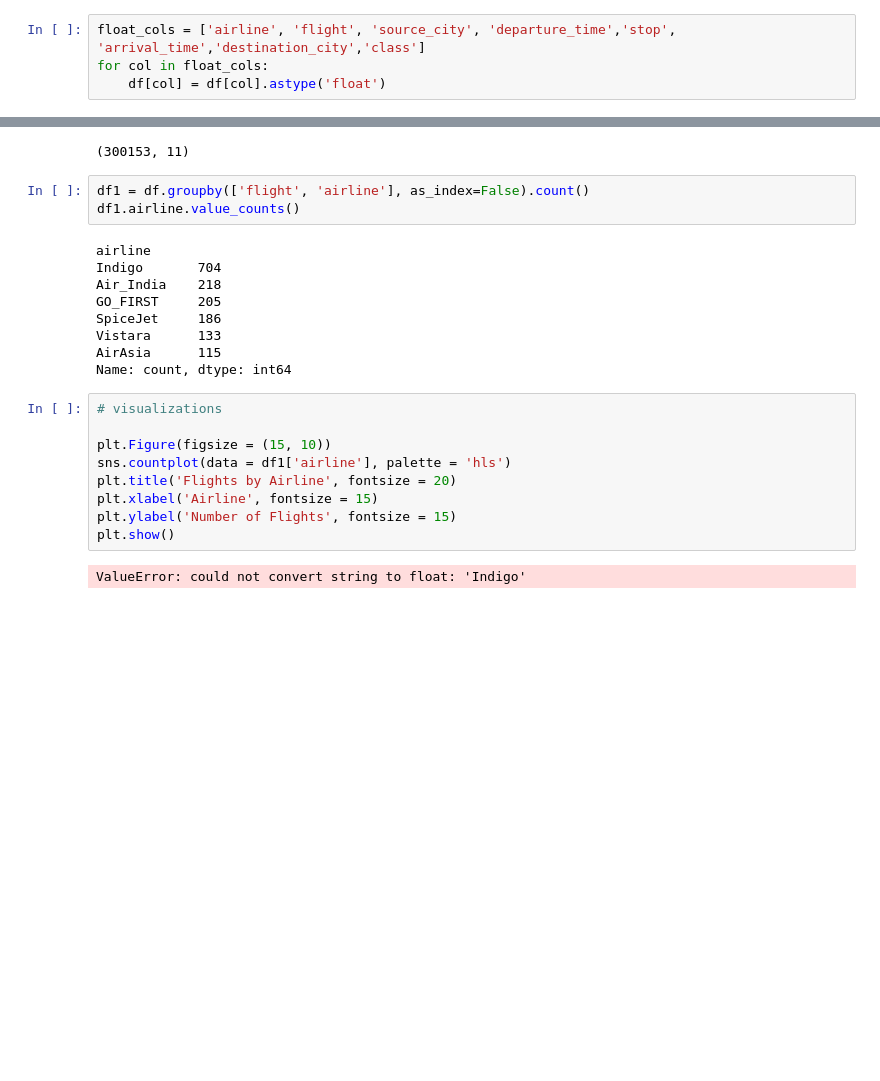
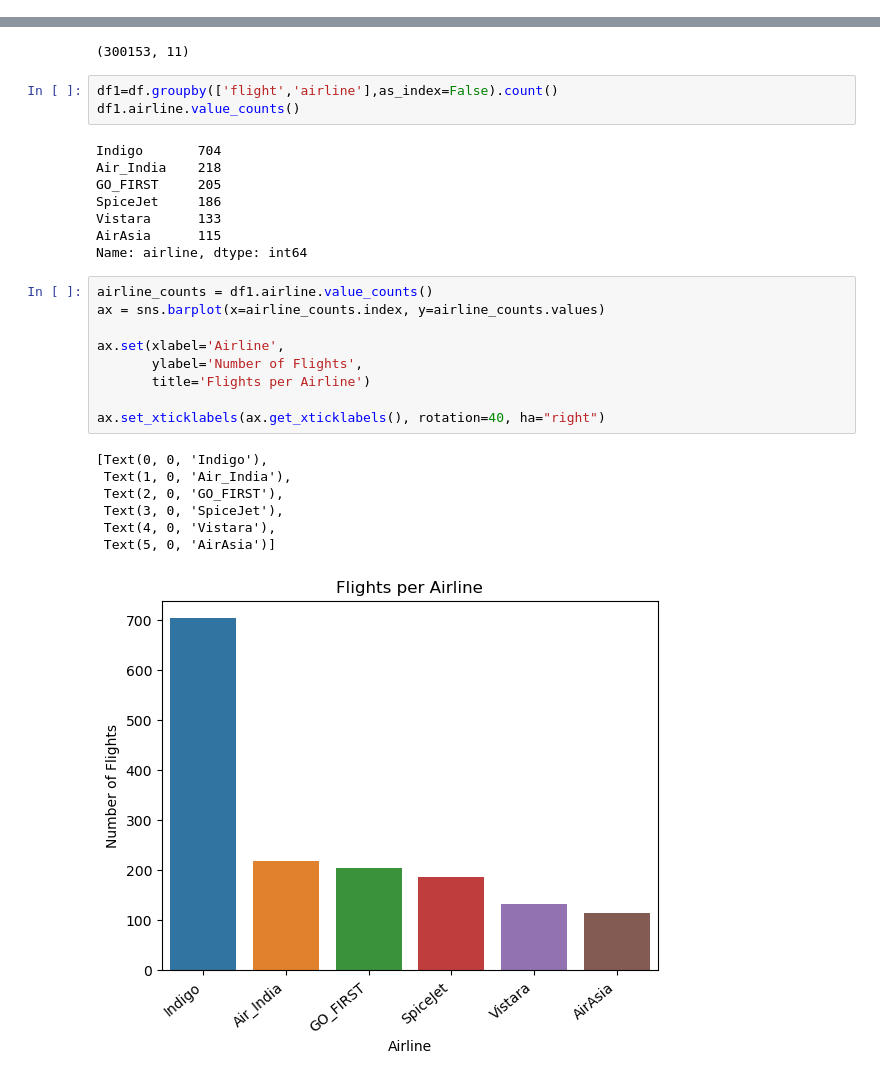
Before and after one commit to unclethien/Flight-Price-Prediction-Project, a Jupyter notebook: data analysis.ipynb, the cells around one changed output, grey strips where cells are left out. Drawn from its saved outputs; the diff is of its cells as text; blank space fills up the shorter version.

```diff
--- a/data analysis.ipynb
+++ b/data analysis.ipynb
@@ -60,7 +56,3 @@ Data columns (total 11 columns):
  10  price             300153 non-null  int64
 dtypes: float64(1), int64(2), object(8)
 memory usage: 25.2+ MB
-# %%
-float_cols = ['airline', 'flight', 'source_city', 'departure_time','stop', 'arrival_time','destination_city','class']
-for col in float_cols:
-    df[col] = df[col].astype('float')
@@ -87,25 +80,30 @@ df.shape
 # %% [output]
 (300153, 11)
 # %%
-df1 = df.groupby(['flight', 'airline'], as_index=False).count()
+df1=df.groupby(['flight','airline'],as_index=False).count()
 df1.airline.value_counts()
 # %% [output]
-airline
 Indigo       704
 Air_India    218
 GO_FIRST     205
 SpiceJet     186
 Vistara      133
 AirAsia      115
-Name: count, dtype: int64
+Name: airline, dtype: int64
-# %%
-# visualizations
-
-plt.Figure(figsize = (15, 10))
-sns.countplot(data = df1['airline'], palette = 'hls')
-plt.title('Flights by Airline', fontsize = 20)
-plt.xlabel('Airline', fontsize = 15)
-plt.ylabel('Number of Flights', fontsize = 15)
-plt.show()
-# %% [output]
-ValueError: could not convert string to float: 'Indigo'
+# %%
+airline_counts = df1.airline.value_counts()
+ax = sns.barplot(x=airline_counts.index, y=airline_counts.values)
+
+ax.set(xlabel='Airline',
+       ylabel='Number of Flights',
+       title='Flights per Airline')
+
+ax.set_xticklabels(ax.get_xticklabels(), rotation=40, ha="right")
+# %% [output]
+[Text(0, 0, 'Indigo'),
+ Text(1, 0, 'Air_India'),
+ Text(2, 0, 'GO_FIRST'),
+ Text(3, 0, 'SpiceJet'),
+ Text(4, 0, 'Vistara'),
+ Text(5, 0, 'AirAsia')]
+[figure, added]
```
Also changed, not shown: parts of 4 cells of this notebook, 1 other file.
